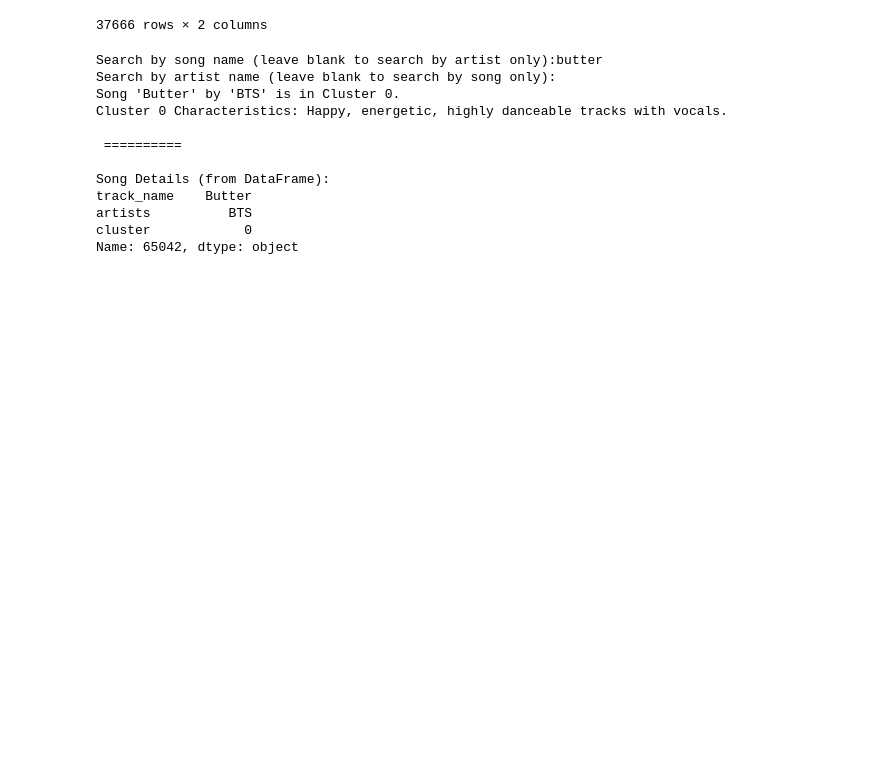
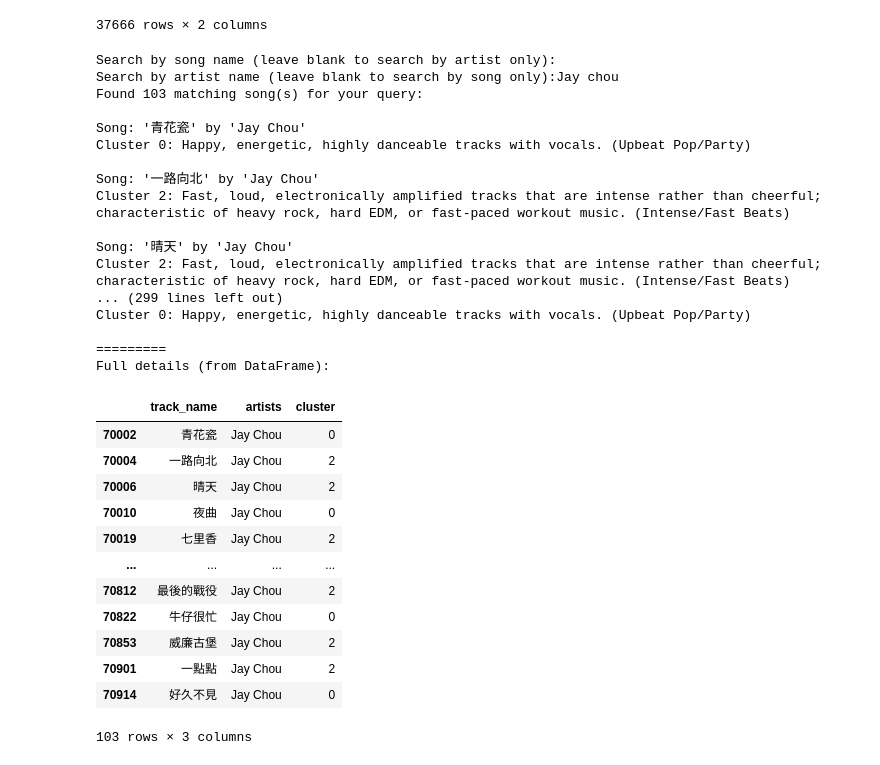
Before and after one commit to TingChi-WANG/Music-Clustering-for-Spotify-Playlist-Generation, a Jupyter notebook: Spotify_Project_Code.ipynb, the cells around one changed output. Cells and saved outputs as stored; diff of their text form; code cells hidden in the pictures; blank space fills up the shorter version.

Commit message:
Adjust "Application" section for better search engin

```diff
--- a/Spotify_Project_Code.ipynb
+++ b/Spotify_Project_Code.ipynb
@@ -615,61 +615,88 @@ for i in range(optimal_k):
 def find_song_cluster(song_name, artist_name):
     # Define cluster descriptions for output
     cluster_descriptions = {
-        0: "Happy, energetic, highly danceable tracks with vocals.",
-        1: "Calm, unplugged, acoustic, or classical music that is low-tempo and not intended for dancing.",
-        2: "Fast, loud, electronically amplified tracks that are intense rather than cheerful; characteristic of heavy rock, hard EDM, or fast-paced workout music."
+        0: "Happy, energetic, highly danceable tracks with vocals. (Upbeat Pop/Party)",
+        1: "Calm, unplugged, acoustic, or classical music that is low-tempo and not intended for dancing. (Acoustic/Chill)",
+        2: "Fast, loud, electronically amplified tracks that are intense rather than cheerful; characteristic of heavy rock, hard EDM, or fast-paced workout music. (Intense/Fast Beats)"
     }
 
     # Prepare query mask - start with all True
     query_mask = pd.Series([True] * len(df))
 
     # Apply filter for song name if provided and not empty
     if song_name.strip():
         query_mask &= (df['track_name'].str.lower() == song_name.strip().lower())
 
     # Apply filter for artist name if provided and not empty
     if artist_name.strip():
         query_mask &= (df['artists'].str.lower().str.contains(artist_name.strip().lower()))
 
     result = df[query_mask]
 
     if not result.empty:
-        # Take the first matched song if multiple results are found
-        matched_song = result.iloc[0]
-        cluster_id = matched_song['cluster']
-        cluster_info = cluster_descriptions.get(cluster_id, "Description not available.")
+        if song_name.strip(): # If song name was provided, show only one result
+            matched_song = result.iloc[0]
+            cluster_id = matched_song['cluster']
+            cluster_info = cluster_descriptions.get(cluster_id, "Description not available.")
+            print(f"Found 1 matching song for your query (showing the first match):")
+            print(f"\nSong: '{matched_song['track_name']}' by '{matched_song['artists']}'")
+            print(f"Cluster {cluster_id}: {cluster_info}")
+            return matched_song[['track_name', 'artists', 'cluster']].to_frame().T # Return as a DataFrame with one row
+        else: # If only artist name was provided (song_name is empty), show all results
+            print(f"Found {len(result)} matching song(s) for your query:")
+            for index, matched_song in result.iterrows():
+                cluster_id = matched_song['cluster']
+                cluster_info = cluster_descriptions.get(cluster_id, "Description not available.")
 
-        print(f"Song '{matched_song['track_name']}' by '{matched_song['artists']}' is in Cluster {cluster_id}.")
-        print(f"Cluster {cluster_id} Characteristics: {cluster_info}")
-        return matched_song[['track_name', 'artists', 'cluster']]
+                print(f"\nSong: '{matched_song['track_name']}' by '{matched_song['artists']}'")
+                print(f"Cluster {cluster_id}: {cluster_info}")
+            return result[['track_name', 'artists', 'cluster']]
     else:
         print(f"Song '{song_name.strip() if song_name.strip() else 'any song'}' by '{artist_name.strip() if artist_name.strip() else 'any artist'}' not found in the dataset or your search was too broad/empty.")
         return None
 
 # Example Usage:
 # You can change these values to the song you want to search
 song_to_find = input('Search by song name (leave blank to search by artist only):')
 artist_to_find = input('Search by artist name (leave blank to search by song only):')
 
 # Ensure at least one input is provided to perform a meaningful search
 if not song_to_find.strip() and not artist_to_find.strip():
     print("Please provide at least a song name or an artist name to search.")
 else:
-    found_song = find_song_cluster(song_to_find, artist_to_find)
-    if found_song is not None:
-        print("\n ==========")
-        print("\nSong Details (from DataFrame):")
-        print(found_song)
+    found_songs_df = find_song_cluster(song_to_find, artist_to_find)
+    if found_songs_df is not None:
+        print("\n=========")
+        print("Full details (from DataFrame):")
+        display(found_songs_df)
 # %% [output]
-Search by song name (leave blank to search by artist only):butter
-Search by artist name (leave blank to search by song only):
-Song 'Butter' by 'BTS' is in Cluster 0.
-Cluster 0 Characteristics: Happy, energetic, highly danceable tracks with vocals.
+Search by song name (leave blank to search by artist only):
+Search by artist name (leave blank to search by song only):Jay chou
+Found 103 matching song(s) for your query:
 
- ==========
+Song: '青花瓷' by 'Jay Chou'
+Cluster 0: Happy, energetic, highly danceable tracks with vocals. (Upbeat Pop/Party)
 
-Song Details (from DataFrame):
-track_name    Butter
-artists          BTS
-cluster            0
-Name: 65042, dtype: object
+Song: '一路向北' by 'Jay Chou'
+Cluster 2: Fast, loud, electronically amplified tracks that are intense rather than cheerful; characteristic of heavy rock, hard EDM, or fast-paced workout music. (Intense/Fast Beats)
+
+Song: '晴天' by 'Jay Chou'
+Cluster 2: Fast, loud, electronically amplified tracks that are intense rather than cheerful; characteristic of heavy rock, hard EDM, or fast-paced workout music. (Intense/Fast Beats)
+... (299 lines left out)
+Cluster 0: Happy, energetic, highly danceable tracks with vocals. (Upbeat Pop/Party)
+
+=========
+Full details (from DataFrame):
+|  | track_name | artists | cluster |
+| 70002 | 青花瓷 | Jay Chou | 0 |
+| 70004 | 一路向北 | Jay Chou | 2 |
+| 70006 | 晴天 | Jay Chou | 2 |
+| 70010 | 夜曲 | Jay Chou | 0 |
+| 70019 | 七里香 | Jay Chou | 2 |
+| ... | ... | ... | ... |
+| 70812 | 最後的戰役 | Jay Chou | 2 |
+| 70822 | 牛仔很忙 | Jay Chou | 0 |
+| 70853 | 威廉古堡 | Jay Chou | 2 |
+| 70901 | 一點點 | Jay Chou | 2 |
+| 70914 | 好久不見 | Jay Chou | 0 |
+103 rows × 3 columns
```
Also changed, not shown: parts of 1 cell of this notebook.
